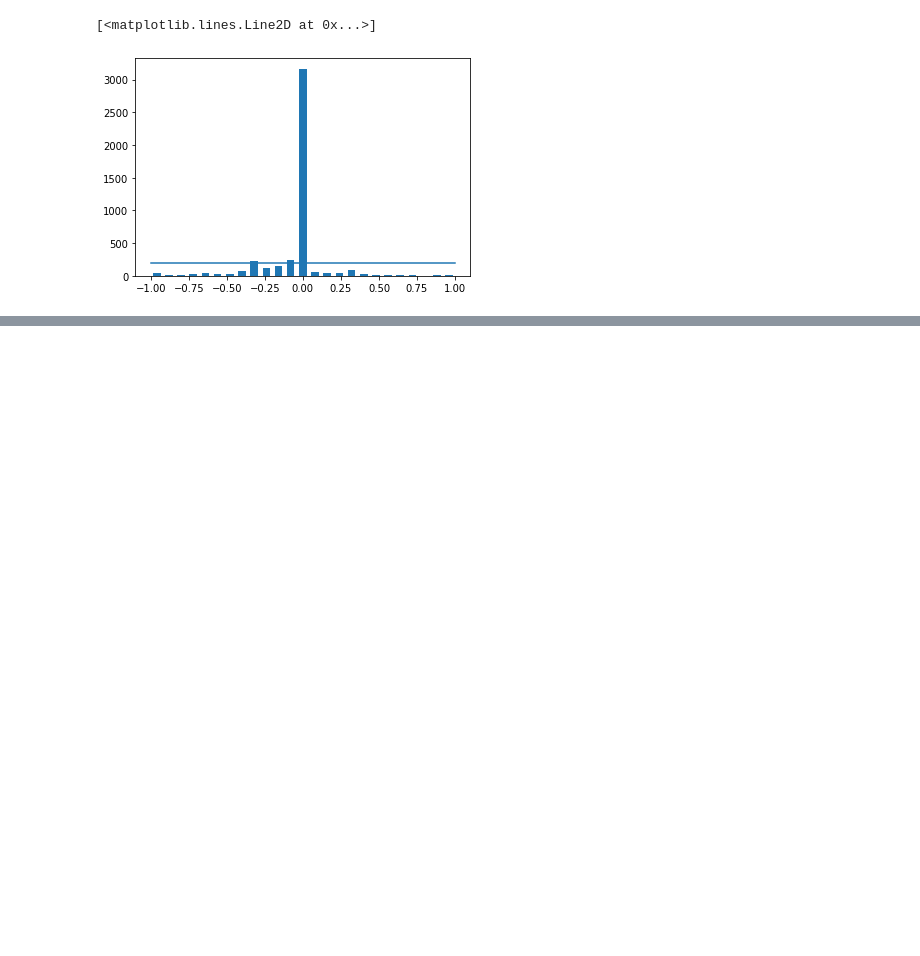
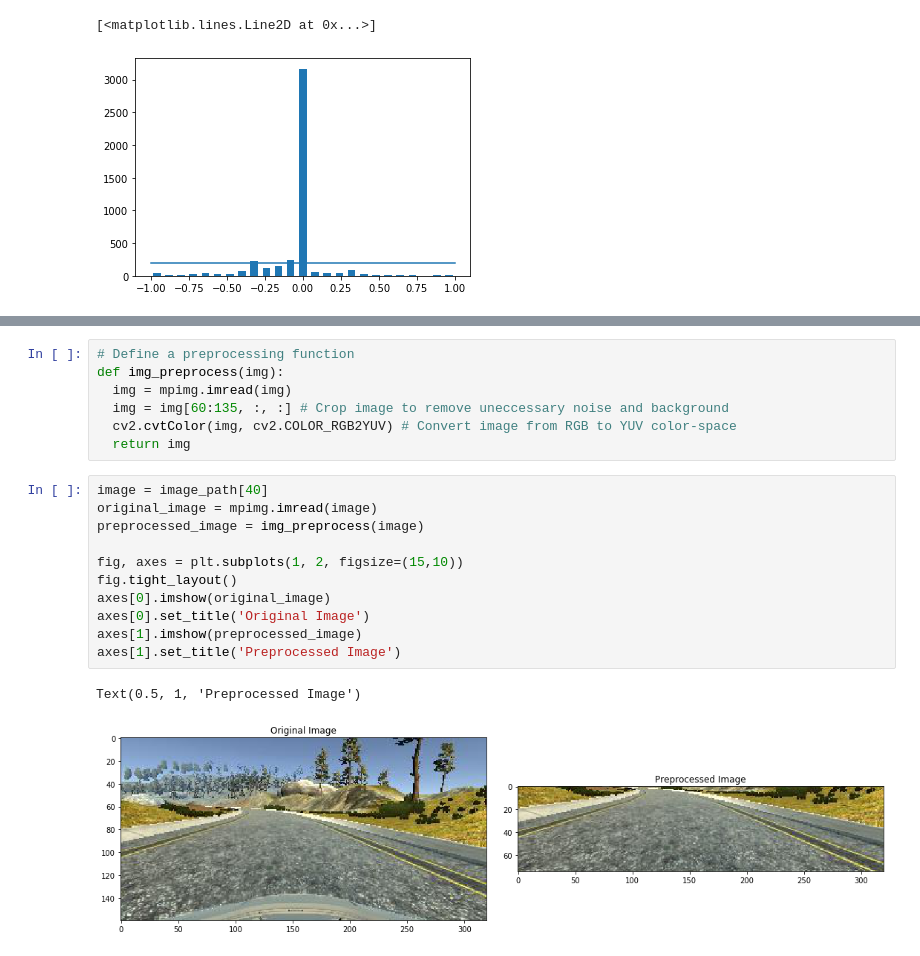
Before and after one commit to oasysokubo/DeepDrive, a Jupyter notebook: deployment/Behavioral_Cloning.ipynb, the cells around one changed output, grey strips where cells are left out. Cells and saved outputs as stored; diff of their text form; blank space fills up the shorter version.

Commit message:
img preprocessing and noise distillation

```diff
--- a/deployment/Behavioral_Cloning.ipynb
+++ b/deployment/Behavioral_Cloning.ipynb
@@ -124,0 +176,21 @@ remaining 1475
+# %%
+# Define a preprocessing function
+def img_preprocess(img):
+  img = mpimg.imread(img)
+  img = img[60:135, :, :] # Crop image to remove uneccessary noise and background
+  cv2.cvtColor(img, cv2.COLOR_RGB2YUV) # Convert image from RGB to YUV color-space
+  return img
+# %%
+image = image_path[40]
+original_image = mpimg.imread(image)
+preprocessed_image = img_preprocess(image)
+
+fig, axes = plt.subplots(1, 2, figsize=(15,10))
+fig.tight_layout()
+axes[0].imshow(original_image)
+axes[0].set_title('Original Image')
+axes[1].imshow(preprocessed_image)
+axes[1].set_title('Preprocessed Image')
+# %% [output]
+Text(0.5, 1, 'Preprocessed Image')
+[figure, added]
```
Also changed, not shown: parts of 5 cells of this notebook.
